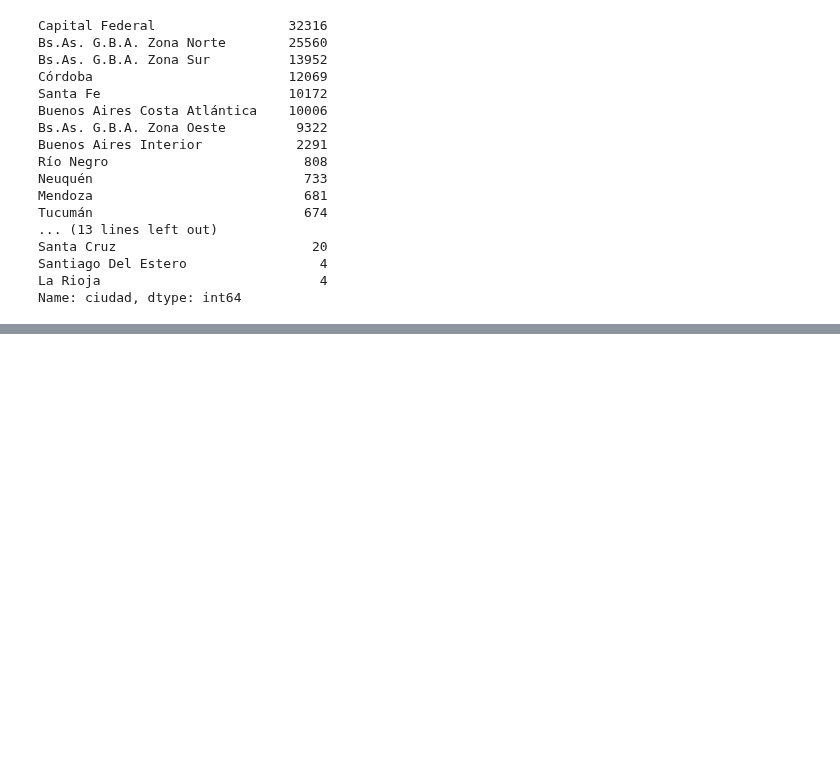
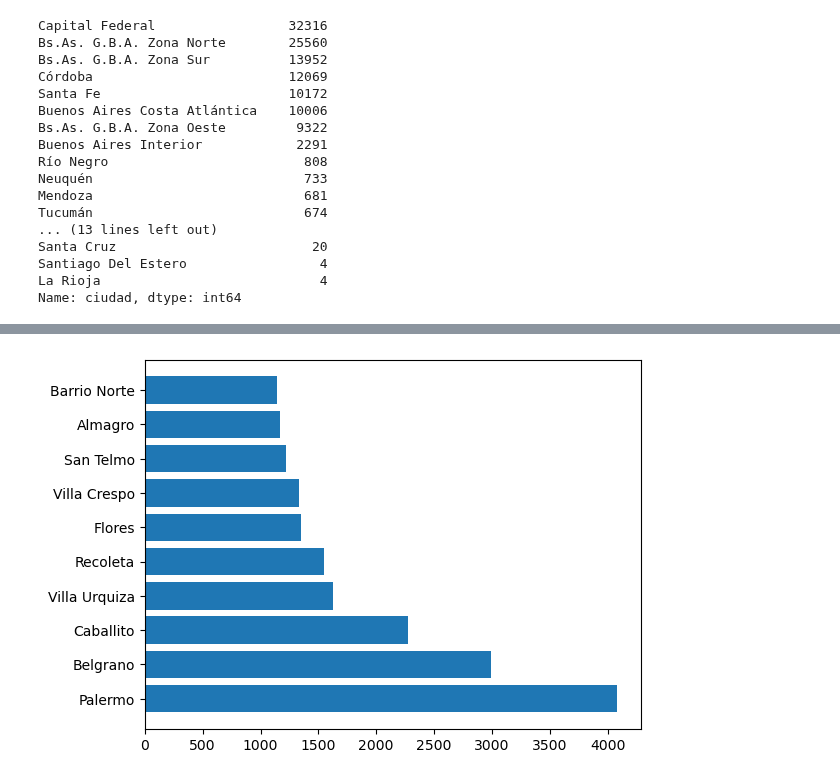
Before and after one commit to Facundo-Peloso/DH-TP-1---Grupo-10, a Jupyter notebook: Rodrigo-Borrador.ipynb, the cells around one changed output, grey strips where cells are left out. Cells and saved outputs as stored; diff of their text form; code cells hidden in the pictures; blank space fills up the shorter version.

```diff
--- a/Rodrigo-Borrador.ipynb
+++ b/Rodrigo-Borrador.ipynb
@@ -201,0 +210,6 @@ ax.hist(prueba, label='Porcentaje de Nulos por Columna', alpha = 0.4)
+# %%
+ubicacion_limpia_mask = ubicacion_limpia['ciudad'] == 'Capital Federal'
+
+ubicacion_limpia_CABAM = ubicacion_limpia[ubicacion_limpia_mask]
+
+ubicacion_limpia_CABAM
@@ -201,0 +230,6 @@ ax.hist(prueba, label='Porcentaje de Nulos por Columna', alpha = 0.4)
+# %%
+filtro = ubicacion_limpia_CABAM['barrio'] != ""
+
+ubicacion_limpia_CABA = ubicacion_limpia_CABAM[filtro]
+
+ubicacion_limpia_CABA # Eliminamos los nulos
@@ -201,0 +257,8 @@ ax.hist(prueba, label='Porcentaje de Nulos por Columna', alpha = 0.4)
+# %%
+ubicacion_limpia_CABA = (ubicacion_limpia_CABA['barrio'].value_counts())
+
+ubicacion_limpia_CABA_top10 = pd.DataFrame(ubicacion_limpia_CABA.head(10))
+
+ubicacion_limpia_CABA_top10 # Buscamos el top 10 de barrios con mas ocurrencias
+
+ubicacion_limpia_CABA_top10
@@ -202,3 +277,12 @@ ax.hist(prueba, label='Porcentaje de Nulos por Columna', alpha = 0.4)
+# %%
+total = ubicacion_limpia_CABA_top10.sum(axis=1)
+
+plt.barh(total.index, total)
+plt.show()
+
+# Visualmente el top 10 de barrios
+# %% [output]
+[figure, added]
 # %%
 n = len(pd.unique(ubicacion_limpia['barrio'])) # Contar cuantos barrios hay en el dataset
 
```
Also changed, not shown: parts of 11 cells of this notebook.
